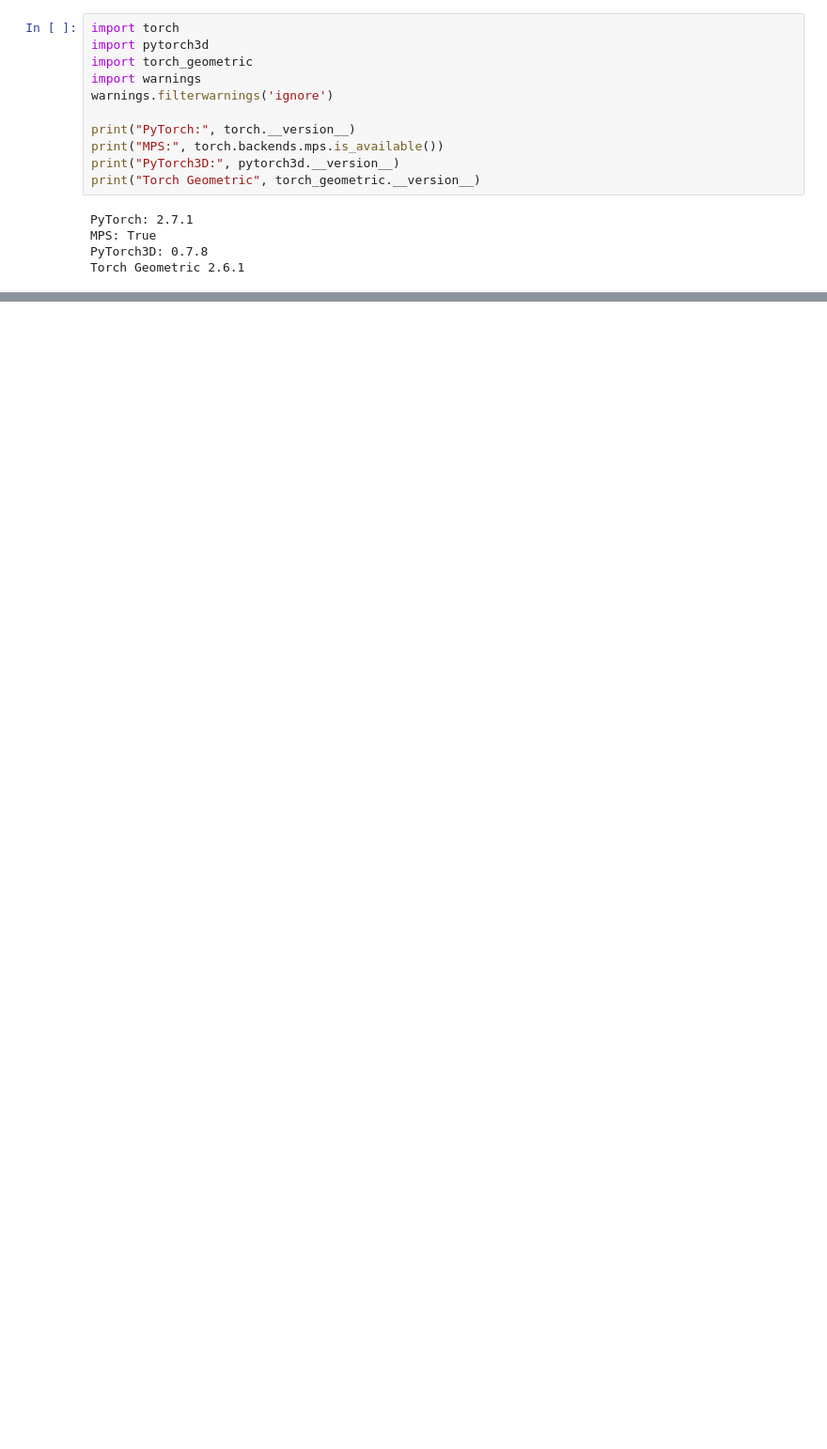
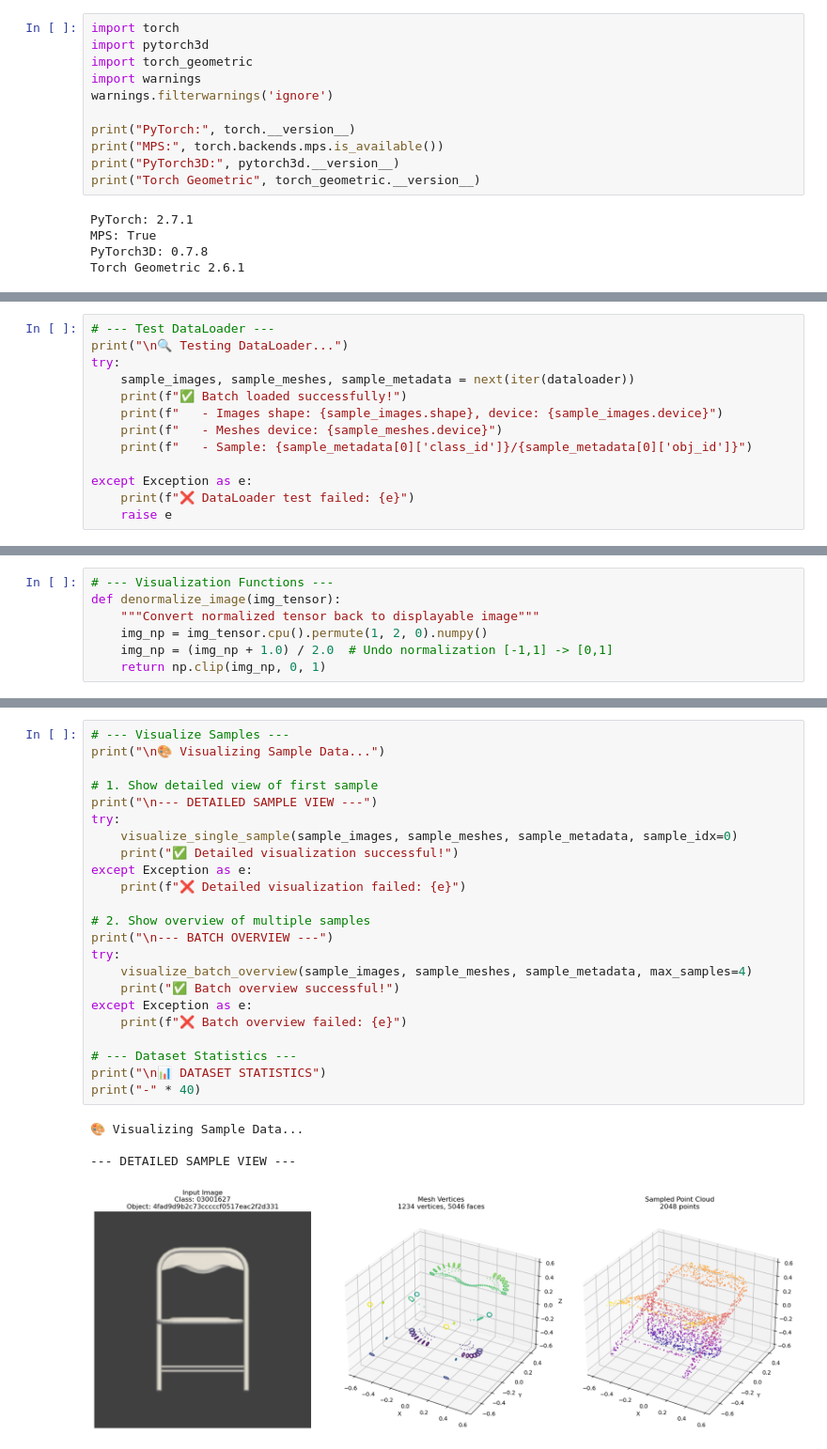
Before and after one commit to sundaresanv2004/HIE-GAN, a Jupyter notebook: HIEGAN_Training.ipynb, the cells around one changed output, grey strips where cells are left out. Shown at 94% size. Drawn from its saved outputs; the diff is of its cells as text; blank space fills up the shorter version.

```diff
--- a/HIEGAN_Training.ipynb
+++ b/HIEGAN_Training.ipynb
@@ -718,0 +103,13 @@ explicit_weight: torch.Size([1, 1, 1])
+# %%
+# --- Test DataLoader ---
+print("\n🔍 Testing DataLoader...")
+try:
+    sample_images, sample_meshes, sample_metadata = next(iter(dataloader))
+    print(f"✅ Batch loaded successfully!")
+    print(f"   - Images shape: {sample_images.shape}, device: {sample_images.device}")
+    print(f"   - Meshes device: {sample_meshes.device}")
+    print(f"   - Sample: {sample_metadata[0]['class_id']}/{sample_metadata[0]['obj_id']}")
+
+except Exception as e:
+    print(f"❌ DataLoader test failed: {e}")
+    raise e
@@ -718,0 +122,7 @@ explicit_weight: torch.Size([1, 1, 1])
+# %%
+# --- Visualization Functions ---
+def denormalize_image(img_tensor):
+    """Convert normalized tensor back to displayable image"""
+    img_np = img_tensor.cpu().permute(1, 2, 0).numpy()
+    img_np = (img_np + 1.0) / 2.0  # Undo normalization [-1,1] -> [0,1]
+    return np.clip(img_np, 0, 1)
@@ -718,0 +262,28 @@ explicit_weight: torch.Size([1, 1, 1])
+# %%
+# --- Visualize Samples ---
+print("\n🎨 Visualizing Sample Data...")
+
+# 1. Show detailed view of first sample
+print("\n--- DETAILED SAMPLE VIEW ---")
+try:
+    visualize_single_sample(sample_images, sample_meshes, sample_metadata, sample_idx=0)
+    print("✅ Detailed visualization successful!")
+except Exception as e:
+    print(f"❌ Detailed visualization failed: {e}")
+
+# 2. Show overview of multiple samples
+print("\n--- BATCH OVERVIEW ---")
+try:
+    visualize_batch_overview(sample_images, sample_meshes, sample_metadata, max_samples=4)
+    print("✅ Batch overview successful!")
+except Exception as e:
+    print(f"❌ Batch overview failed: {e}")
+
+# --- Dataset Statistics ---
+print("\n📊 DATASET STATISTICS")
+print("-" * 40)
+# %% [output]
+🎨 Visualizing Sample Data...
+
+--- DETAILED SAMPLE VIEW ---
+[figure, added]
```
Also changed, not shown: parts of 23 cells of this notebook, 4 other files.
